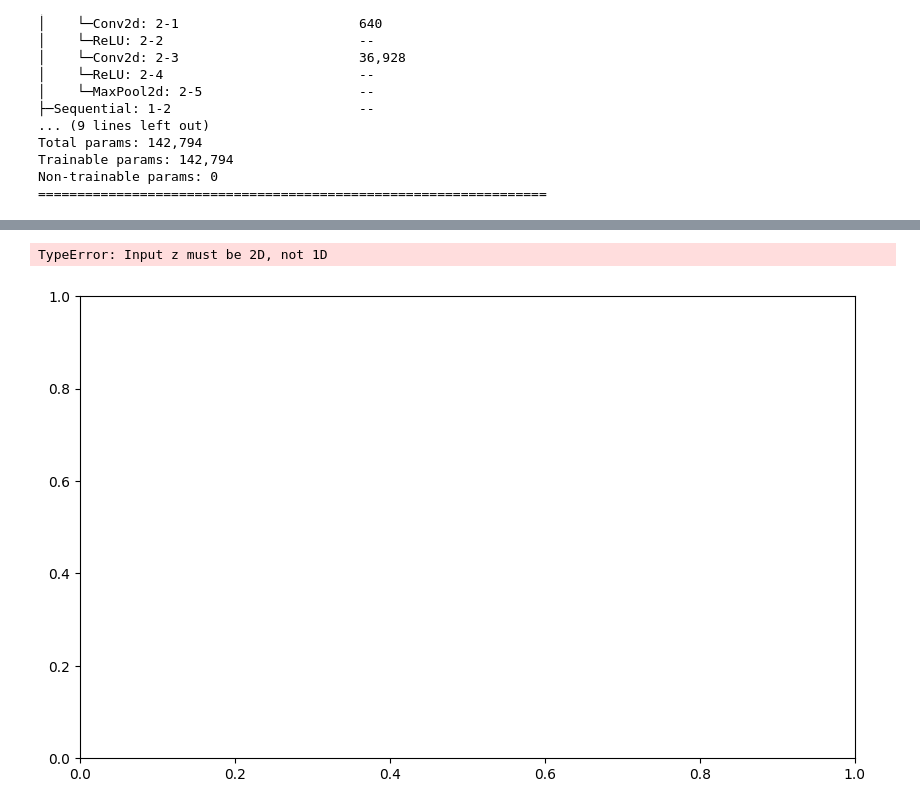
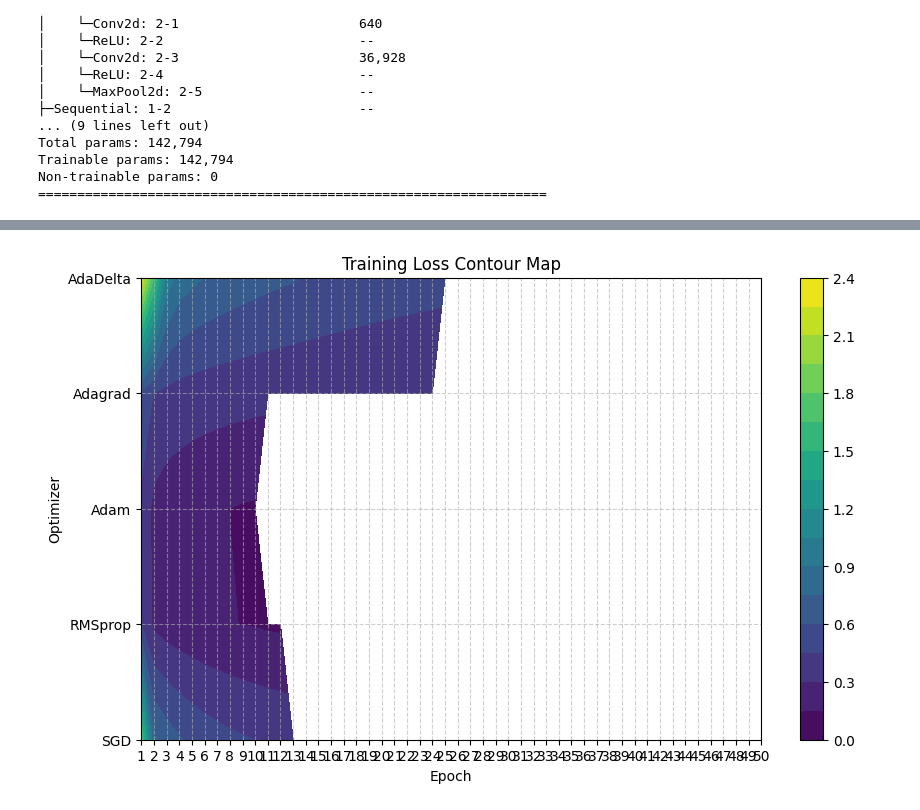
Before and after one commit to nithish-007/Neural_Networks, a Jupyter notebook: benchmarkOptimizers.ipynb, the cells around one changed output, grey strips where cells are left out. Saved outputs shown, nothing was run; the diff lists cells and outputs as text; code cells hidden in the pictures.

```diff
--- a/benchmarkOptimizers.ipynb
+++ b/benchmarkOptimizers.ipynb
@@ -311,7 +311,8 @@ plt.figure(figsize=(12, 5))
 # Plot training loss
 plt.subplot(1, 2, 1)
 for opt_name, result in opt_results.items():
-    plt.plot(result['train_loss'], label=f"{opt_name} Loss")
+    plt.plot(result['train_loss'], label=f"{opt_name} train Loss")
+    plt.plot(result["test_loss"], label = f"{opt_name} test Loss")
 plt.title("Training Loss")
 plt.xlabel("Epoch")
 plt.ylabel("Loss")
@@ -320,14 +321,12 @@ plt.legend()
 # Plot test accuracy
 plt.subplot(1, 2, 2)
 for opt_name, result in opt_results.items():
-    plt.plot(result['test_acc'], label=f"{opt_name} Accuracy")
+    plt.plot(result['train_acc'], label=f"{opt_name} train Accuracy")
+    plt.plot(result['test_acc'], label=f"{opt_name} test Accuracy")
+
 plt.title("Test Accuracy")
 plt.xlabel("Epoch")
 plt.ylabel("Accuracy")
 plt.legend()
 
 plt.show()
-
-# Print runtimes
-for opt_name, result in opt_results.items():
-    print(f"{opt_name} Runtime: {result['runtime']:.2f} seconds")
@@ -454,32 +335,40 @@ Training with AdaDelta...
 # %%
 import numpy as np
 import matplotlib.pyplot as plt
 from matplotlib.ticker import MaxNLocator
 
 # Prepare data for contour plot
 optimizers = list(opt_results.keys())
+num_epochs = max(len(opt_results[opt_name]['train_loss']) for opt_name in optimizers)
 epochs = list(range(1, num_epochs + 1))
-# Create a 2D array of losses
-loss_matrix = np.array([opt_results[opt_name]['train_loss'] for opt_name in optimizers])
+
+# Pad losses to ensure they have the same length
+padded_losses = []
+for opt_name in optimizers:
+    losses = opt_results[opt_name]['train_loss']
+    padded_losses.append(losses + [None] * (num_epochs - len(losses)))
+
+# Convert to a 2D array, using `nan` for missing values
+loss_matrix = np.array(padded_losses, dtype=float)
+loss_matrix[np.isnan(loss_matrix)] = np.nan  # Replace None with nan for plotting
 
 # Create a contour plot
 plt.figure(figsize=(10, 6))
 X, Y = np.meshgrid(epochs, range(len(optimizers)))  # Grid for epochs and optimizers
 Z = loss_matrix
 
 # Plot the contour map
 contour = plt.contourf(X, Y, Z, cmap='viridis', levels=20)
 plt.colorbar(contour)
 
 # Add labels
 plt.title("Training Loss Contour Map")
 plt.xlabel("Epoch")
 plt.ylabel("Optimizer")
 plt.yticks(range(len(optimizers)), optimizers)
 plt.xticks(epochs)
 plt.grid(True, linestyle='--', alpha=0.6)
 
 plt.show()
 # %% [output]
-TypeError: Input z must be 2D, not 1D
-[figure, old version]
+[figure, new version]
```
Also changed, not shown: parts of 3 cells of this notebook.
